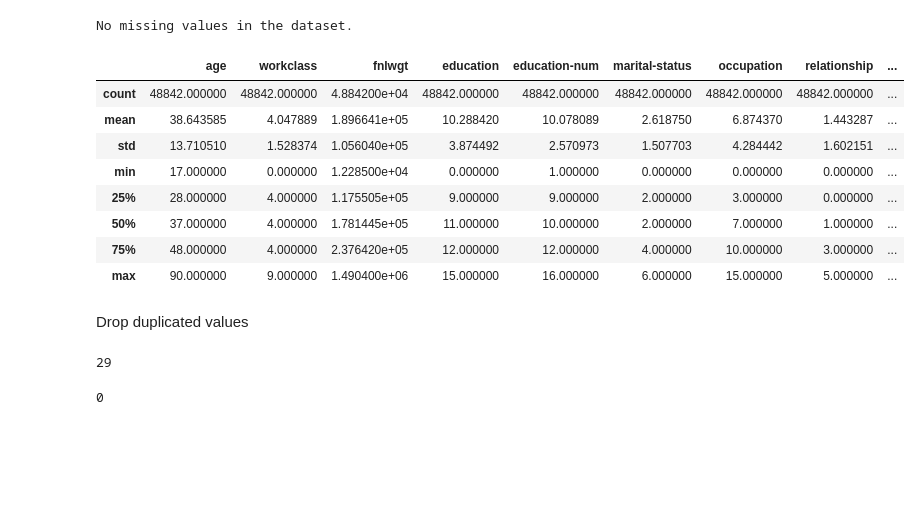
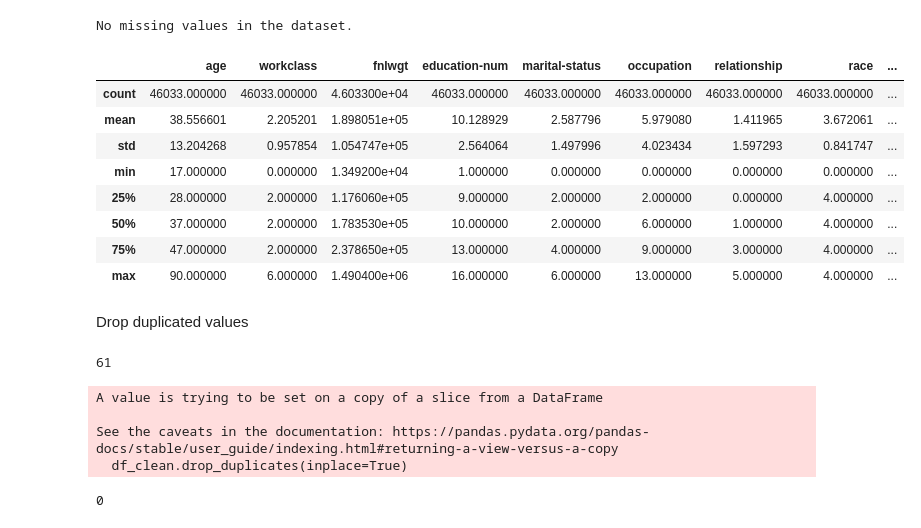
Before and after one commit to peirispraveen/Census_Income_NaiveBayes_RandomForest, a Jupyter notebook: census-income.ipynb, the cells around one changed output. Saved outputs shown, nothing was run; the diff lists cells and outputs as text; code cells hidden in the pictures; blank space fills up the shorter version.

```diff
--- a/census-income.ipynb
+++ b/census-income.ipynb
@@ -232,0 +389,2 @@ dtype: int64
+# %%
+df_clean.dropna(inplace=True)
@@ -233,3 +412,3 @@ dtype: int64
 # %%
 label_encoder = LabelEncoder()
-df['income'] = label_encoder.fit_transform(df['income'])
+df_clean['income'] = label_encoder.fit_transform(df_clean['income'])
@@ -236,4 +421,4 @@ df['income'] = label_encoder.fit_transform(df['income'])
 # %%
 # Fill missing numerical values with the mean
 imputer = SimpleImputer(strategy='mean')
-df[['age', 'income', 'fnlwgt', 'education-num', 'capital-gain', 'capital-loss', 'hours-per-week']] = imputer.fit_transform(df[['age', 'income', 'fnlwgt', 'education-num', 'capital-gain', 'capital-loss', 'hours-per-week']])
+df_clean[['age', 'income', 'fnlwgt', 'education-num', 'hours-per-week']] = imputer.fit_transform(df_clean[['age', 'income', 'fnlwgt', 'education-num', 'hours-per-week']])
@@ -260,5 +452,5 @@ memory usage: 5.6+ MB
 # %%
-categorical_cols = ['workclass', 'education', 'marital-status', 'occupation', 'relationship', 'race', 'sex', 'native-country']
+categorical_cols = ['workclass', 'marital-status', 'occupation', 'relationship', 'race', 'sex']
 labEnc = LabelEncoder()
 for col in categorical_cols:
-  df[col] = labEnc.fit_transform(df[col])
+  df_clean[col] = labEnc.fit_transform(df_clean[col])
@@ -299,23 +509,28 @@ else:
 # %% [output]
 No missing values in the dataset.
 # %%
-df.describe()
+df_clean.describe()
 # %% [output]
-|  | age | workclass | fnlwgt | education | education-num | marital-status | occupation | relationship | ... |
-| count | 48842.000000 | 48842.000000 | 4.884200e+04 | 48842.000000 | 48842.000000 | 48842.000000 | 48842.000000 | 48842.000000 | ... |
-| mean | 38.643585 | 4.047889 | 1.896641e+05 | 10.288420 | 10.078089 | 2.618750 | 6.874370 | 1.443287 | ... |
-| std | 13.710510 | 1.528374 | 1.056040e+05 | 3.874492 | 2.570973 | 1.507703 | 4.284442 | 1.602151 | ... |
-| min | 17.000000 | 0.000000 | 1.228500e+04 | 0.000000 | 1.000000 | 0.000000 | 0.000000 | 0.000000 | ... |
-| 25% | 28.000000 | 4.000000 | 1.175505e+05 | 9.000000 | 9.000000 | 2.000000 | 3.000000 | 0.000000 | ... |
-| 50% | 37.000000 | 4.000000 | 1.781445e+05 | 11.000000 | 10.000000 | 2.000000 | 7.000000 | 1.000000 | ... |
-| 75% | 48.000000 | 4.000000 | 2.376420e+05 | 12.000000 | 12.000000 | 4.000000 | 10.000000 | 3.000000 | ... |
-| max | 90.000000 | 9.000000 | 1.490400e+06 | 15.000000 | 16.000000 | 6.000000 | 15.000000 | 5.000000 | ... |
+|  | age | workclass | fnlwgt | education-num | marital-status | occupation | relationship | race | ... |
+| count | 46033.000000 | 46033.000000 | 4.603300e+04 | 46033.000000 | 46033.000000 | 46033.000000 | 46033.000000 | 46033.000000 | ... |
+| mean | 38.556601 | 2.205201 | 1.898051e+05 | 10.128929 | 2.587796 | 5.979080 | 1.411965 | 3.672061 | ... |
+| std | 13.204268 | 0.957854 | 1.054747e+05 | 2.564064 | 1.497996 | 4.023434 | 1.597293 | 0.841747 | ... |
+| min | 17.000000 | 0.000000 | 1.349200e+04 | 1.000000 | 0.000000 | 0.000000 | 0.000000 | 0.000000 | ... |
+| 25% | 28.000000 | 2.000000 | 1.176060e+05 | 9.000000 | 2.000000 | 2.000000 | 0.000000 | 4.000000 | ... |
+| 50% | 37.000000 | 2.000000 | 1.783530e+05 | 10.000000 | 2.000000 | 6.000000 | 1.000000 | 4.000000 | ... |
+| 75% | 47.000000 | 2.000000 | 2.378650e+05 | 13.000000 | 4.000000 | 9.000000 | 3.000000 | 4.000000 | ... |
+| max | 90.000000 | 6.000000 | 1.490400e+06 | 16.000000 | 6.000000 | 13.000000 | 5.000000 | 4.000000 | ... |
 # %% [markdown]
 Drop duplicated values
 # %%
-df.duplicated().sum()
+df_clean.duplicated().sum()
 # %% [output]
-29
+61
 # %%
-df.drop_duplicates(inplace=True)
+df_clean.drop_duplicates(inplace=True)
+# %% [output]
+A value is trying to be set on a copy of a slice from a DataFrame
+
+See the caveats in the documentation: https://pandas.pydata.org/pandas-docs/stable/user_guide/indexing.html#returning-a-view-versus-a-copy
+  df_clean.drop_duplicates(inplace=True)
 # %%
```
Also changed, not shown: parts of 58 cells of this notebook.
